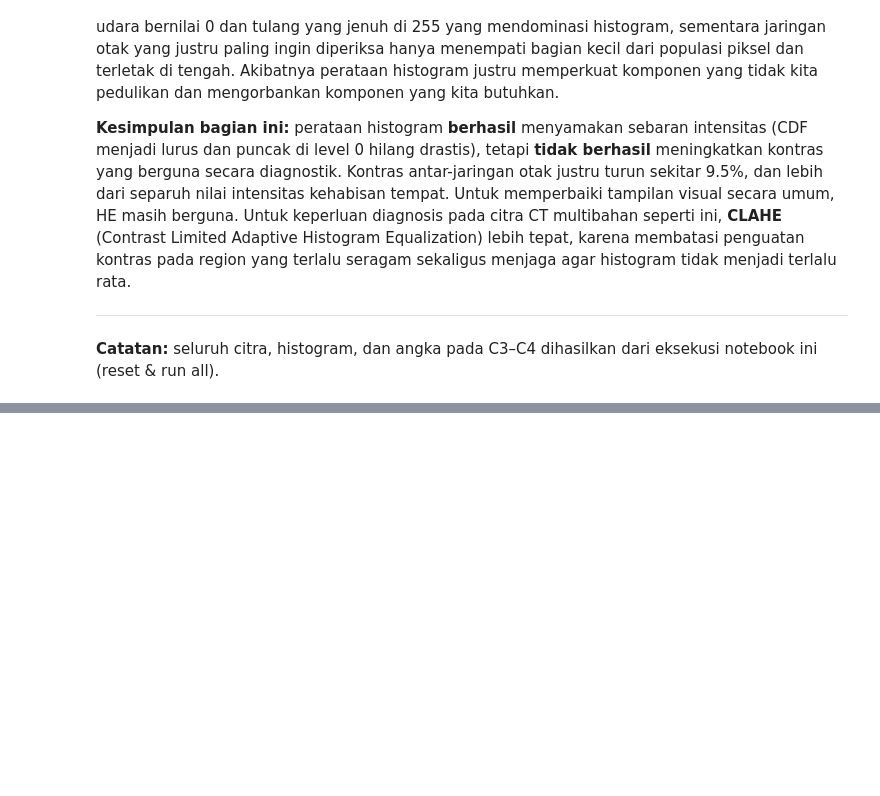
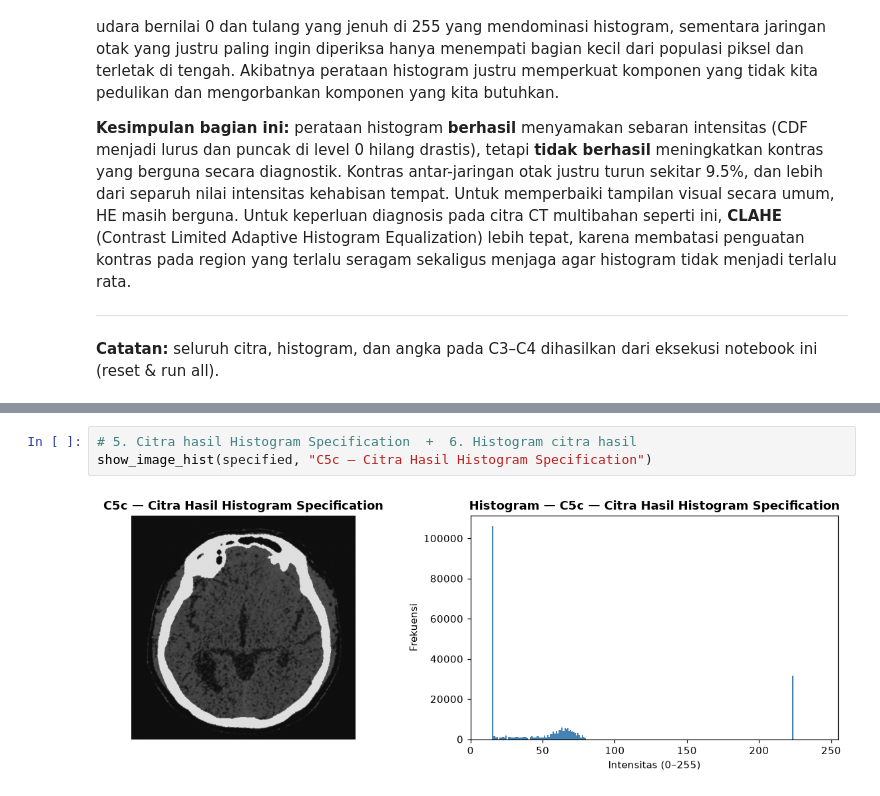
Before and after one commit to iaanne/citra-input-ref-kelompok4, a Jupyter notebook: notebook.ipynb, the cells around one changed output, grey strips where cells are left out. Drawn from its saved outputs; the diff is of its cells as text; blank space fills up the shorter version.

```diff
--- a/notebook.ipynb
+++ b/notebook.ipynb
@@ -600,0 +700,5 @@ Perataan histogram bekerja dengan asumsi bahwa histogram **global** sudah mewaki
+# %%
+# 5. Citra hasil Histogram Specification  +  6. Histogram citra hasil
+show_image_hist(specified, "C5c — Citra Hasil Histogram Specification")
+# %% [output]
+[figure, added]
```
Also changed, not shown: parts of 8 cells of this notebook, 1 other file.
